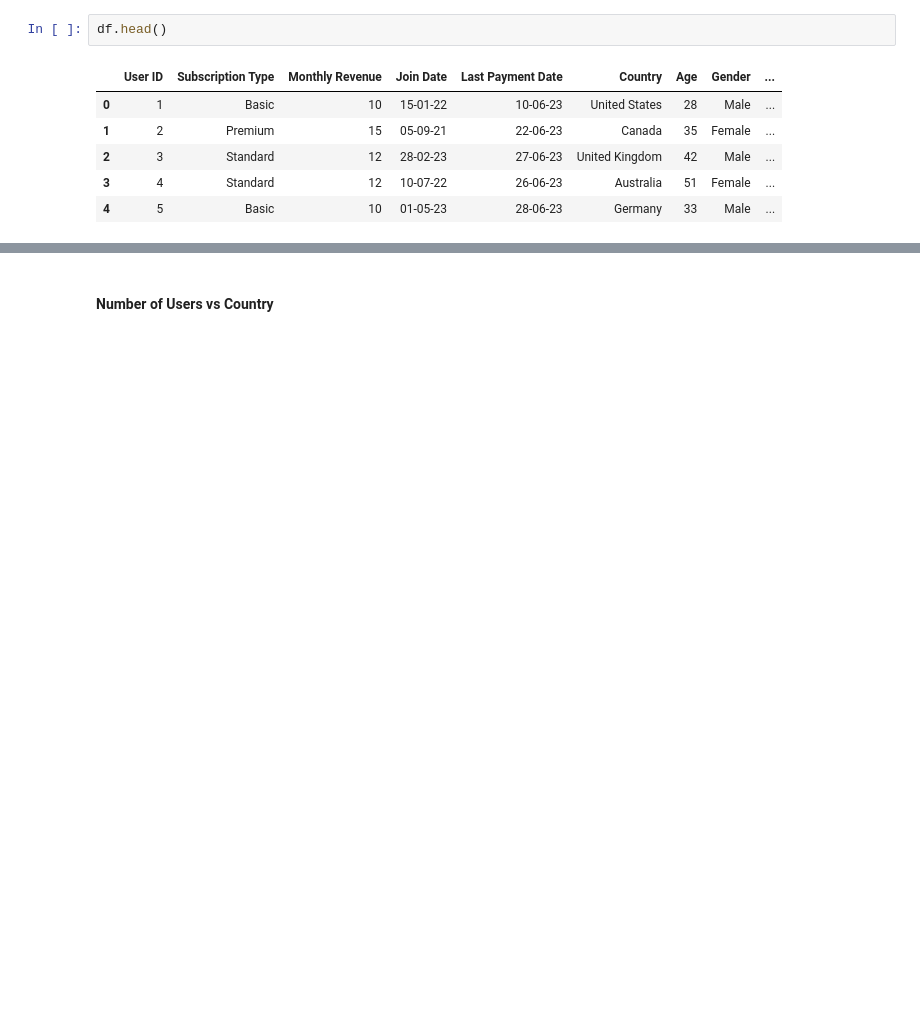
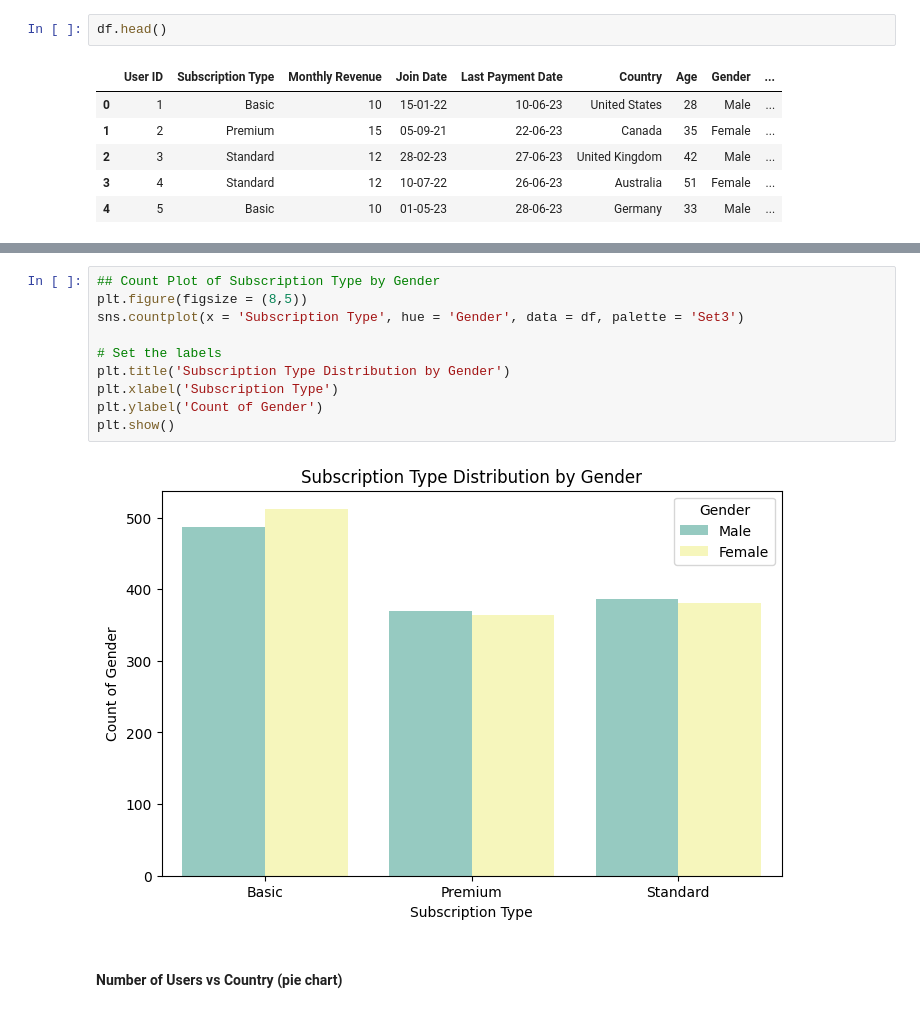
Before and after one commit to julianacharisser/My-DAC-Curriculum, a Jupyter notebook: EDA-and-Tableau-Tutorial/EDA-and-Tableau-Tutorial.ipynb, the cells around one changed output, grey strips where cells are left out. Drawn from its saved outputs; the diff is of its cells as text; blank space fills up the shorter version.

```diff
--- a/EDA-and-Tableau-Tutorial/EDA-and-Tableau-Tutorial.ipynb
+++ b/EDA-and-Tableau-Tutorial/EDA-and-Tableau-Tutorial.ipynb
@@ -143,2 +218,14 @@ plt.show()
+# %%
+## Count Plot of Subscription Type by Gender
+plt.figure(figsize = (8,5))
+sns.countplot(x = 'Subscription Type', hue = 'Gender', data = df, palette = 'Set3')
+
+# Set the labels
+plt.title('Subscription Type Distribution by Gender')
+plt.xlabel('Subscription Type')
+plt.ylabel('Count of Gender')
+plt.show()
+# %% [output]
+[figure, added]
 # %% [markdown]
-#### Number of Users vs Country
+#### Number of Users vs Country (pie chart)
```
Also changed, not shown: parts of 32 cells of this notebook.
